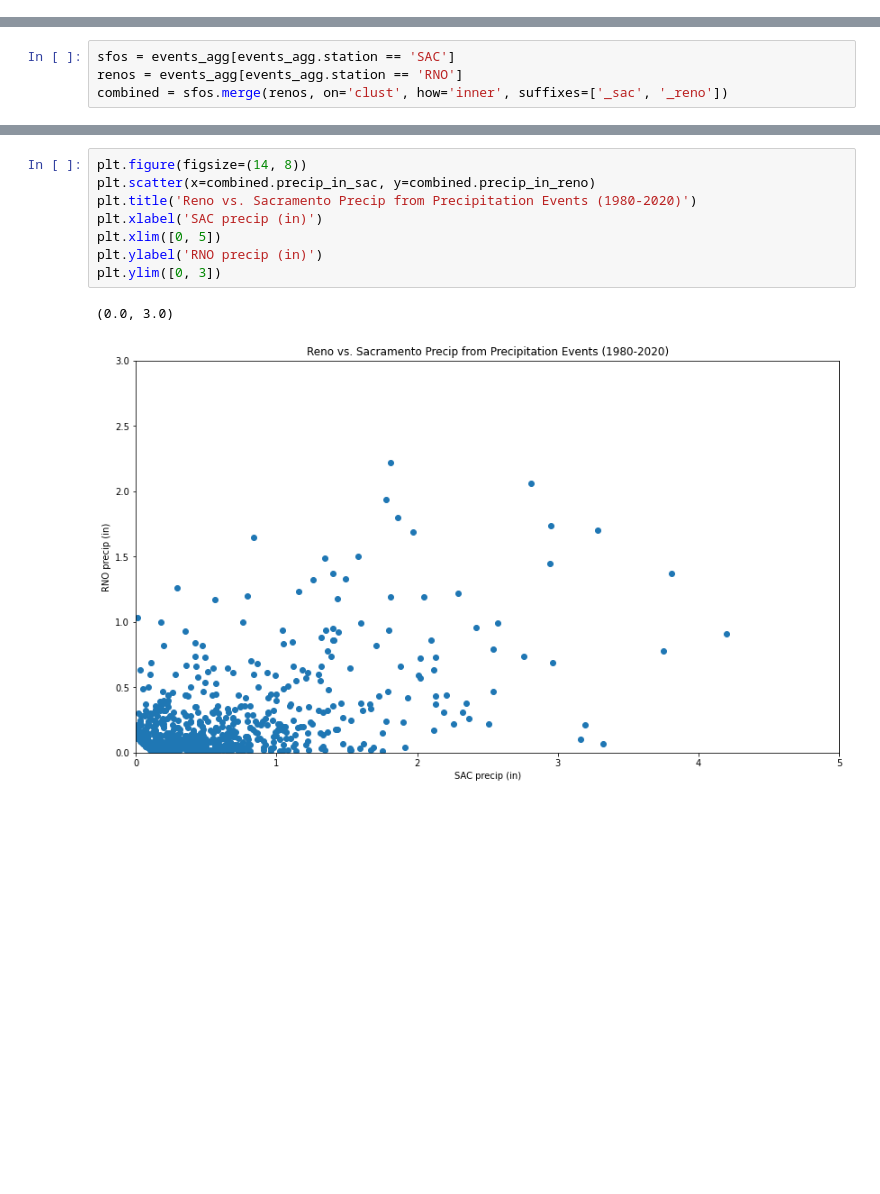
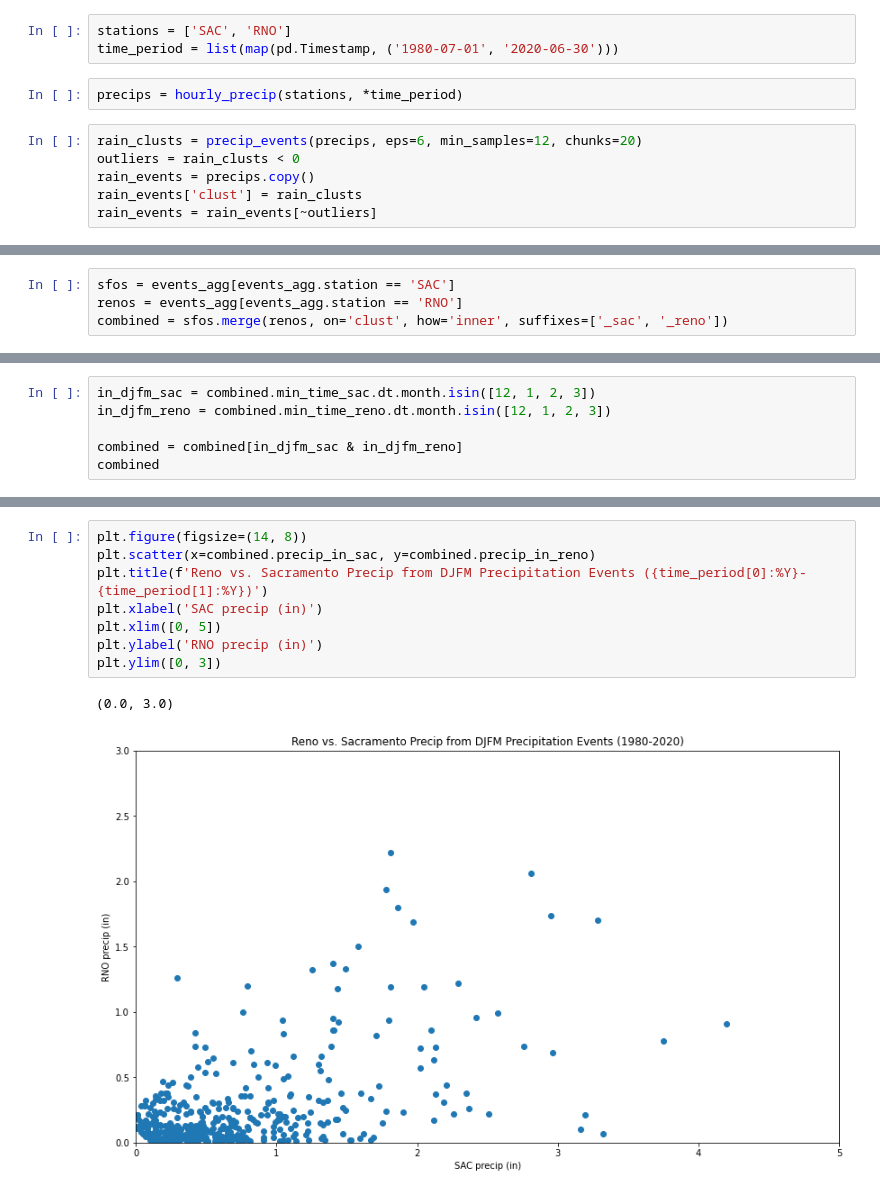
Before and after one commit to wxmann/weather-projects, a Jupyter notebook: proj_rain_events/Sierra Rain Shadow Strength SAC-RNO.ipynb, the cells around one changed output, grey strips where cells are left out. Drawn from its saved outputs; the diff is of its cells as text; blank space fills up the shorter version.

```diff
--- a/proj_rain_events/Sierra Rain Shadow Strength SAC-RNO.ipynb
+++ b/proj_rain_events/Sierra Rain Shadow Strength SAC-RNO.ipynb
@@ -37,3 +14,14 @@ rain_events = pd.concat(dfs)
+# %%
+stations = ['SAC', 'RNO']
+time_period = list(map(pd.Timestamp, ('1980-07-01', '2020-06-30')))
+# %%
+precips = hourly_precip(stations, *time_period)
+# %%
+rain_clusts = precip_events(precips, eps=6, min_samples=12, chunks=20)
+outliers = rain_clusts < 0
+rain_events = precips.copy()
+rain_events['clust'] = rain_clusts
+rain_events = rain_events[~outliers]
 # %%
 events_agg = rain_events.groupby(['station', 'clust'], as_index=False).agg({
     'precip_in': sum,
@@ -64,0 +37,6 @@ combined
+# %%
+in_djfm_sac = combined.min_time_sac.dt.month.isin([12, 1, 2, 3])
+in_djfm_reno = combined.min_time_reno.dt.month.isin([12, 1, 2, 3])
+
+combined = combined[in_djfm_sac & in_djfm_reno]
+combined
@@ -65,14 +57,14 @@ combined
 # %%
 plt.figure(figsize=(14, 8))
 plt.scatter(x=combined.precip_in_sac, y=combined.precip_in_reno)
-plt.title('Reno vs. Sacramento Precip from Precipitation Events (1980-2020)')
+plt.title(f'Reno vs. Sacramento Precip from DJFM Precipitation Events ({time_period[0]:%Y}-{time_period[1]:%Y})')
 plt.xlabel('SAC precip (in)')
 plt.xlim([0, 5])
 plt.ylabel('RNO precip (in)')
 plt.ylim([0, 3])
 # %% [output]
 (0.0, 3.0)
-[figure, old version]
+[figure, new version]
 # %%
 threshold = combined.precip_in_sac.mean() + 1.5 * combined.precip_in_sac.std()
 threshold
```
Also changed, not shown: parts of 13 cells of this notebook, 5 other files.
